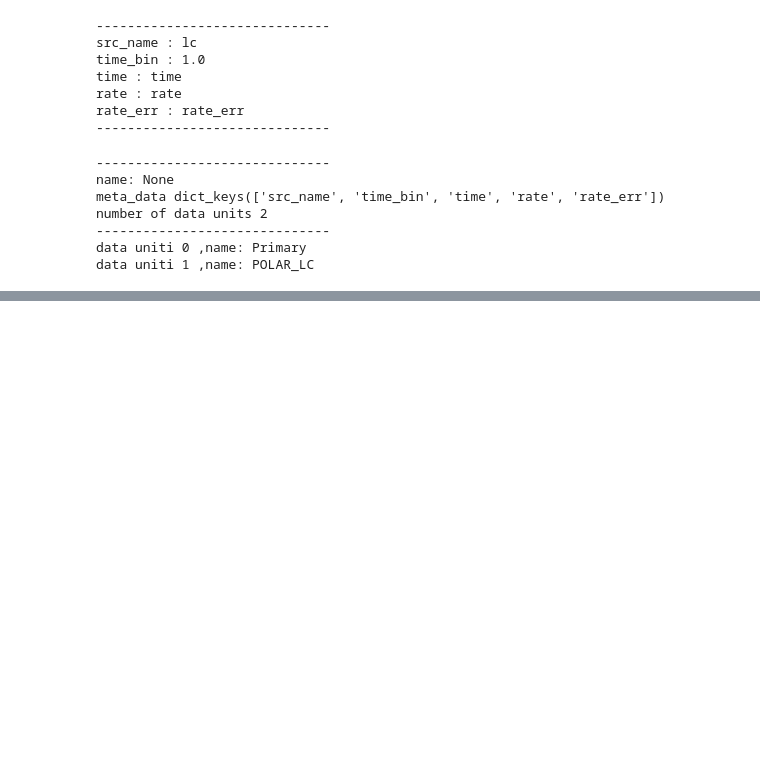
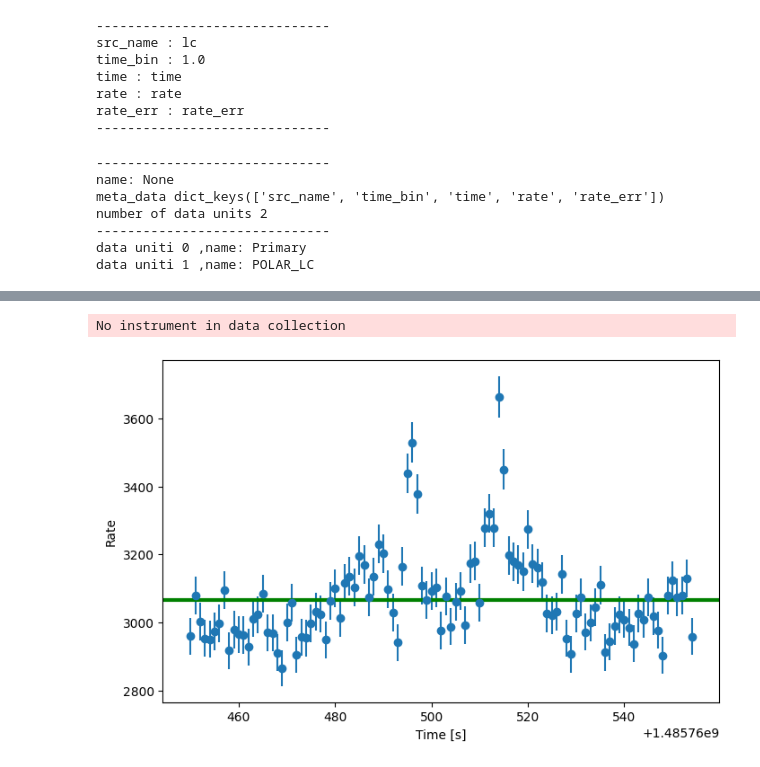
Before and after one commit to oda-hub/tutorials, a Jupyter notebook: 2025-12-AstroORDAS/combine_lightcurves.ipynb, the cells around one changed output, grey strips where cells are left out. Saved outputs shown, nothing was run; the diff lists cells and outputs as text; code cells hidden in the pictures; blank space fills up the shorter version.

```diff
--- a/2025-12-AstroORDAS/combine_lightcurves.ipynb
+++ b/2025-12-AstroORDAS/combine_lightcurves.ipynb
@@ -157,0 +201,6 @@ combined_lc = outp # oda:ODAPictureProduct
+# %%
+lc_polar= oda_plot.OdaLightCurve(data_collection_polar)
+lc_polar.show()
+# %% [output]
+No instrument in data collection
+[figure, added]
```
Also changed, not shown: parts of 18 cells of this notebook, 1 other file.
